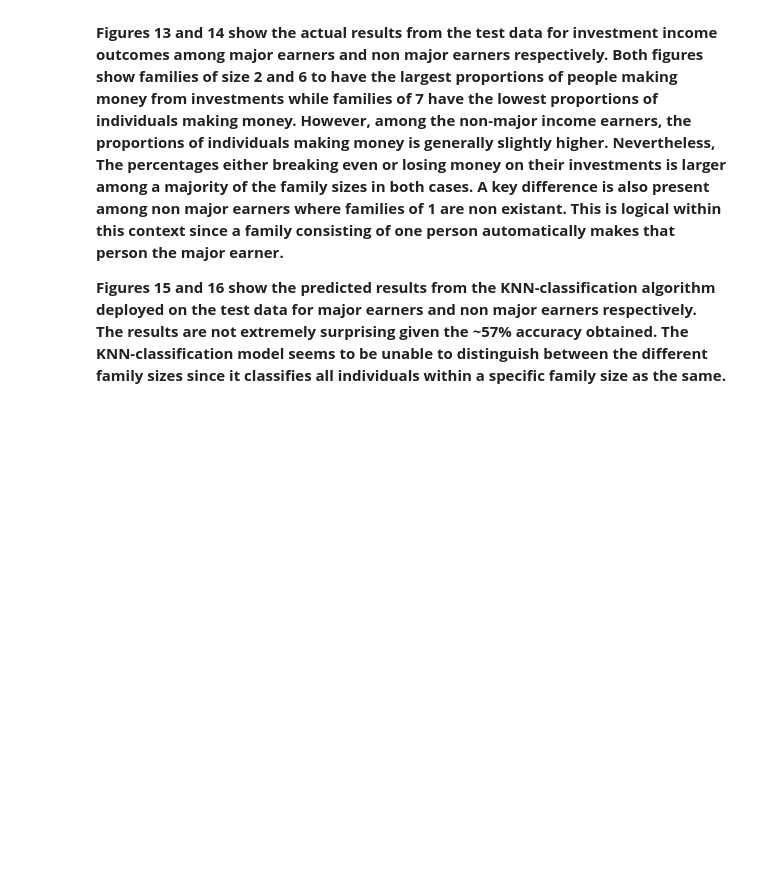
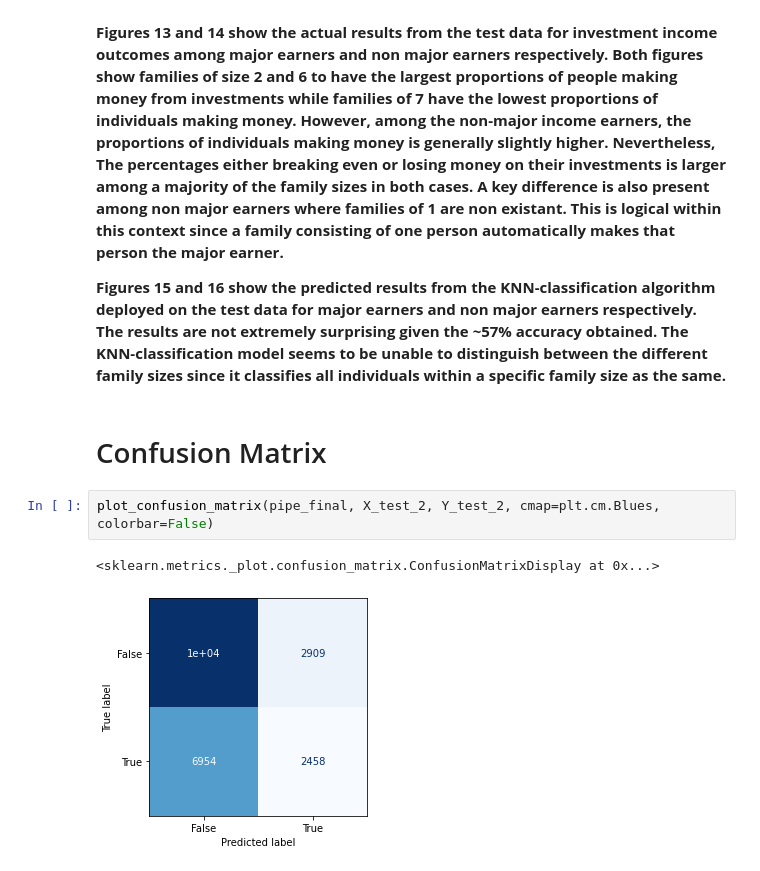
Before and after one commit to izk20/DSCI-310-Group-10, a Jupyter notebook: analysis.ipynb, the cells around one changed output. Cells and saved outputs as stored; diff of their text form; blank space fills up the shorter version.

Commit message:
added confusion matrix

```diff
--- a/analysis.ipynb
+++ b/analysis.ipynb
@@ -832,3 +832,10 @@ See the caveats in the documentation: https://pandas.pydata.org/pandas-docs/stab
 **Figures 13 and 14 show the actual results from the test data for investment income outcomes among major earners and non major earners respectively. Both figures show families of size 2 and 6 to have the largest proportions of people making money from investments while families of 7 have the lowest proportions of individuals making money. However, among the non-major income earners, the proportions of individuals making money is generally slightly higher. Nevertheless, The percentages either breaking even or losing money on their investments is larger among a majority of the family sizes in both cases. A key difference is also present among non major earners where families of 1 are non existant. This is logical within this context since a family consisting of one person automatically makes that person the major earner.**
 
 **Figures 15 and 16 show the predicted results from the KNN-classification algorithm deployed on the test data for major earners and non major earners respectively. The results are not extremely surprising given the ~57% accuracy obtained. The KNN-classification model seems to be unable to distinguish between the different family sizes since it classifies all individuals within a specific family size as the same.**
+# %% [markdown]
+# Confusion Matrix
+# %%
+plot_confusion_matrix(pipe_final, X_test_2, Y_test_2, cmap=plt.cm.Blues, colorbar=False)
+# %% [output]
+<sklearn.metrics._plot.confusion_matrix.ConfusionMatrixDisplay at 0x...>
+[figure, added]
```
